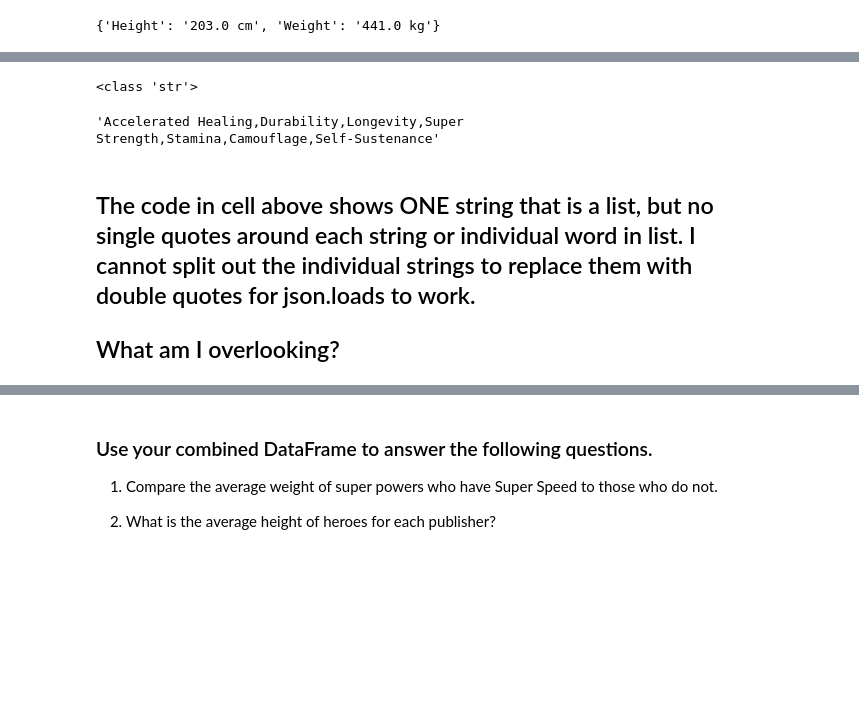
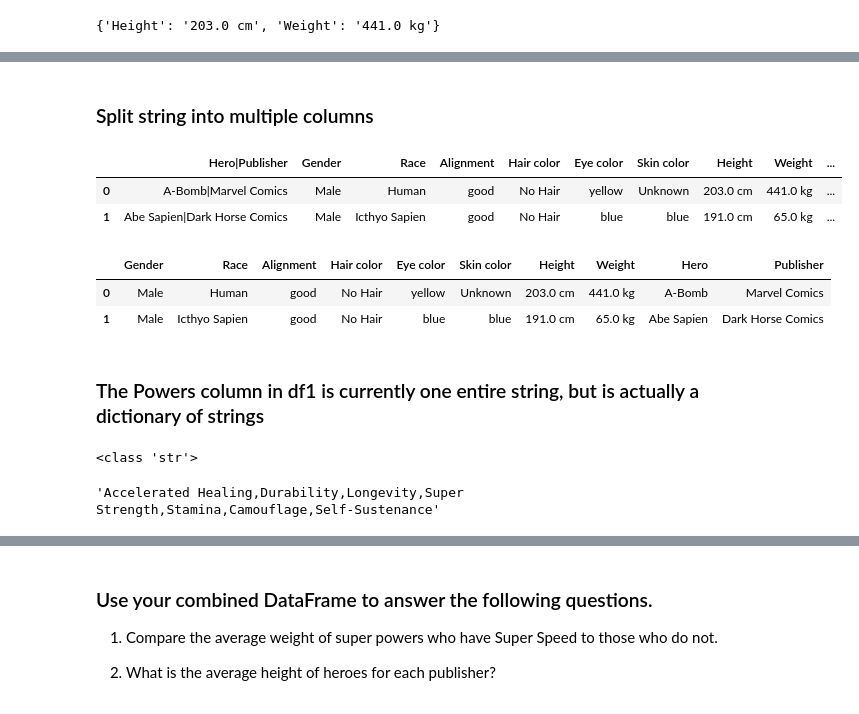
Before and after one commit to allensheneka/advancedXransform, a Jupyter notebook: advancedXransform.ipynb, the cells around one changed output, grey strips where cells are left out. Saved outputs shown, nothing was run; the diff lists cells and outputs as text; code cells hidden in the pictures; blank space fills up the shorter version.

```diff
--- a/advancedXransform.ipynb
+++ b/advancedXransform.ipynb
@@ -331,17 +300,34 @@ Flight,Telepathy,Animal Oriented Powers,Gliding
-# %%
-# convert Powers column from string back to actual lists
-# Caution:  do NOT replace original string version of the column
-
-## showing the lists are really strings
-powers = df1.loc[1,'Powers']
-print(type(powers))
-powers
-# %% [output]
-<class 'str'>
-'Accelerated Healing,Durability,Longevity,Super Strength,Stamina,Camouflage,Self-Sustenance'
+# %% [markdown]
+### Split string into multiple columns
+# %%
+# adding expand=True auto splits string into 2 columns
+## save the 2 new columns into the dataframe
+df[['Hero','Publisher']]=df['Hero|Publisher'].str.split('|',expand=True)
+# %%
+df.head(2)
+# %% [output]
+|  | Hero|Publisher | Gender | Race | Alignment | Hair color | Eye color | Skin color | Height | Weight | ... |
+| 0 | A-Bomb|Marvel Comics | Male | Human | good | No Hair | yellow | Unknown | 203.0 cm | 441.0 kg | ... |
+| 1 | Abe Sapien|Dark Horse Comics | Male | Icthyo Sapien | good | No Hair | blue | blue | 191.0 cm | 65.0 kg | ... |
+# %%
+# drop the original Hero|Publisher column
+df = df.drop(columns=['Hero|Publisher'])
+df.head(2)
+# %% [output]
+|  | Gender | Race | Alignment | Hair color | Eye color | Skin color | Height | Weight | Hero | Publisher |
+| 0 | Male | Human | good | No Hair | yellow | Unknown | 203.0 cm | 441.0 kg | A-Bomb | Marvel Comics |
+| 1 | Male | Icthyo Sapien | good | No Hair | blue | blue | 191.0 cm | 65.0 kg | Abe Sapien | Dark Horse Comics |
 # %% [markdown]
-## The code in cell above shows ONE string that is a list, but no single quotes around each string or individual word in list.  I cannot split out the individual strings to replace them with double quotes for json.loads to work.
-
-## What am I overlooking?
+### The Powers column in df1 is currently one entire string, but is actually a dictionary of strings
+# %%
+# Caution:  do NOT replace original string version of the column
+
+## showing the lists are really strings
+powers = df1.loc[1,'Powers']
+print(type(powers))
+powers
+# %% [output]
+<class 'str'>
+'Accelerated Healing,Durability,Longevity,Super Strength,Stamina,Camouflage,Self-Sustenance'
 # %%
 # Create a new column where the single quotes are replaced by double quotes
```
Also changed, not shown: parts of 10 cells of this notebook.
